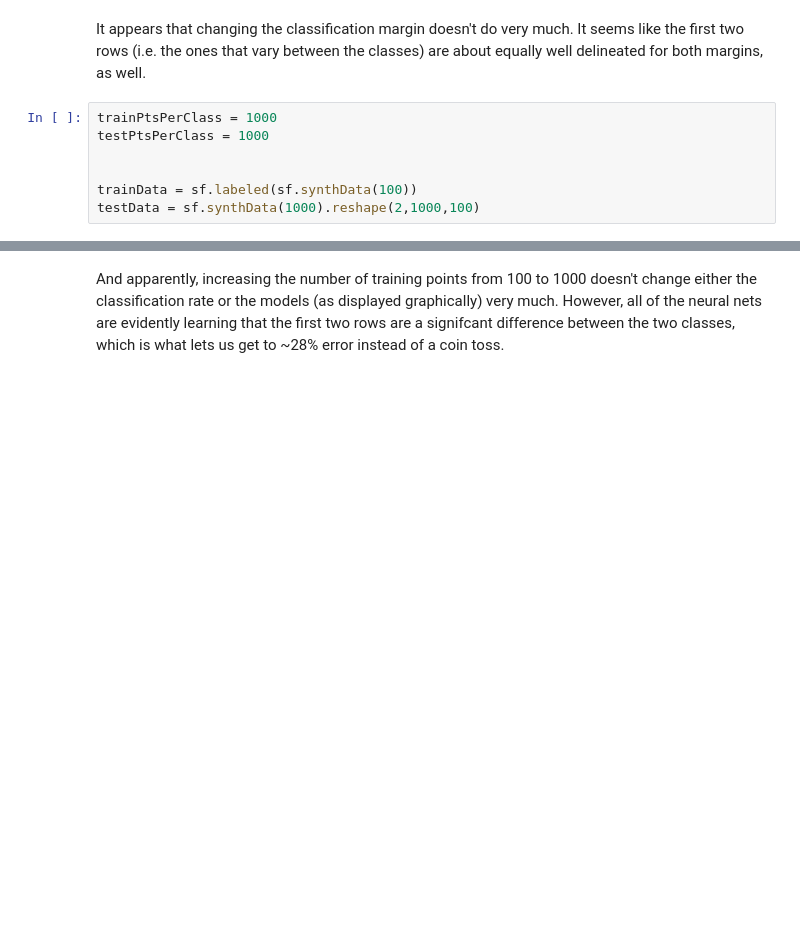
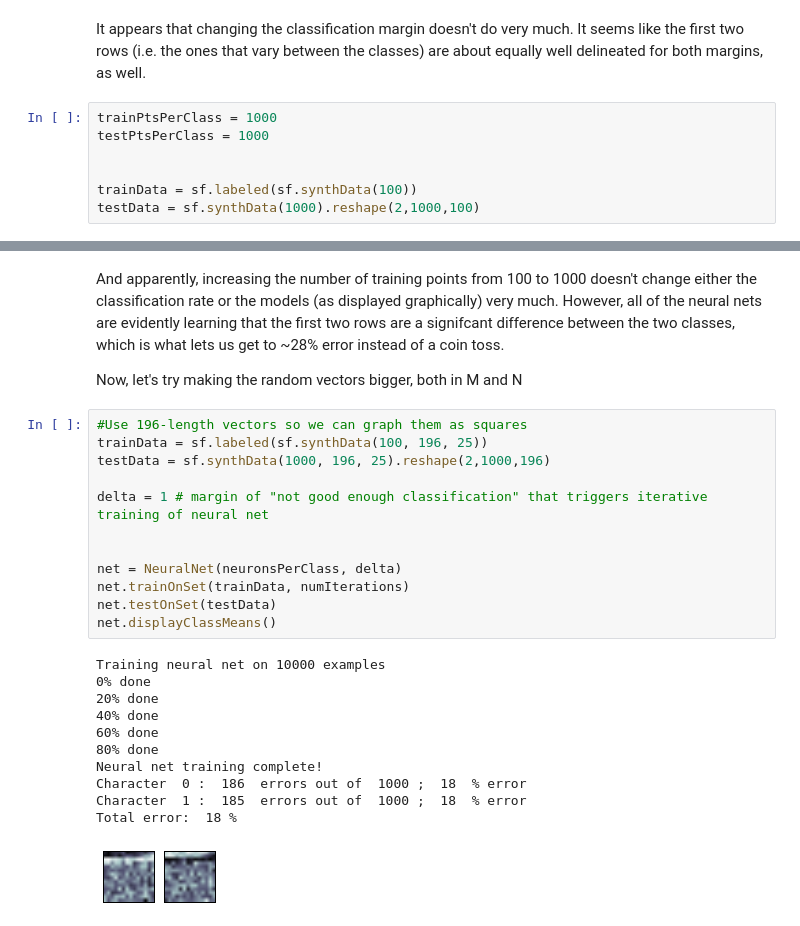
Before and after one commit to kolchinski/alex-thesis, a Jupyter notebook: NetOnSynthData.ipynb, the cells around one changed output, grey strips where cells are left out. Saved outputs shown, nothing was run; the diff lists cells and outputs as text; blank space fills up the shorter version.

Commit message:
Updated neural-net-on-synthetic-data discussion

```diff
--- a/NetOnSynthData.ipynb
+++ b/NetOnSynthData.ipynb
@@ -87,2 +87,28 @@ Total error:  28 %
 # %% [markdown]
 And apparently, increasing the number of training points from 100 to 1000 doesn't change either the classification rate or the models (as displayed graphically) very much. However, all of the neural nets are evidently learning that the first two rows are a signifcant difference between the two classes, which is what lets us get to ~28% error instead of a coin toss.
+
+Now, let's try making the random vectors bigger, both in M and N
+# %%
+#Use 196-length vectors so we can graph them as squares
+trainData = sf.labeled(sf.synthData(100, 196, 25))
+testData = sf.synthData(1000, 196, 25).reshape(2,1000,196)
+
+delta = 1 # margin of "not good enough classification" that triggers iterative training of neural net
+
+
+net = NeuralNet(neuronsPerClass, delta)
+net.trainOnSet(trainData, numIterations)
+net.testOnSet(testData)
+net.displayClassMeans()
+# %% [output]
+Training neural net on 10000 examples
+0% done
+20% done
+40% done
+60% done
+80% done
+Neural net training complete!
+Character  0 :  186  errors out of  1000 ;  18  % error
+Character  1 :  185  errors out of  1000 ;  18  % error
+Total error:  18 %
+[figure, added]
```
Also changed, not shown: parts of 5 cells of this notebook, 1 other file.
